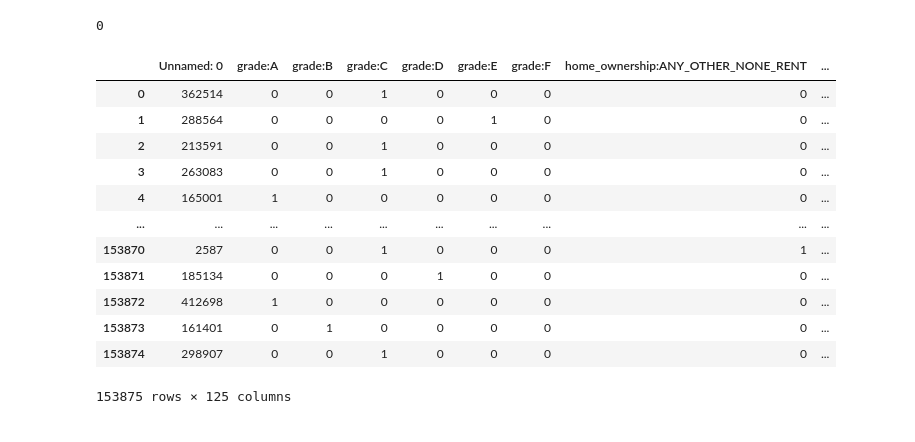
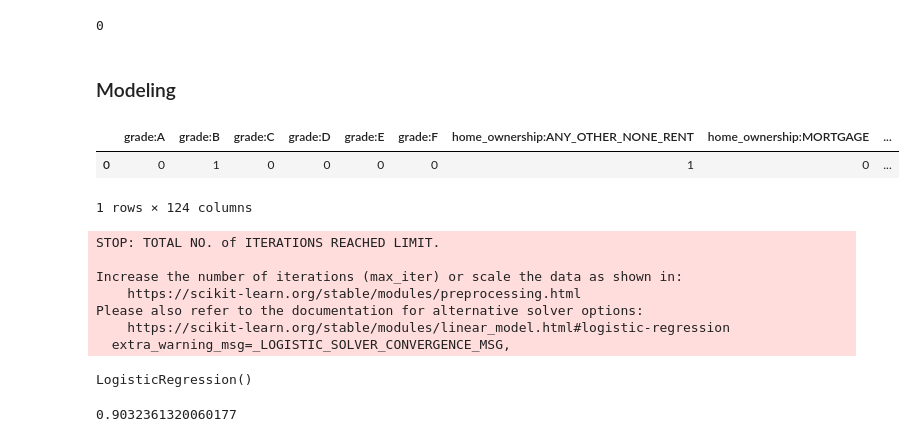
Before and after one commit to EmilSeyfullayev/Credit_Risk_Modeling_in_Python, a Jupyter notebook: Modeling.ipynb, the cells around one changed output. Saved outputs shown, nothing was run; the diff lists cells and outputs as text; code cells hidden in the pictures.

```diff
--- a/Modeling.ipynb
+++ b/Modeling.ipynb
@@ -79,19 +79,8 @@ reference_variables = [
 'mths_since_last_delinq:0-3',
 'mths_since_last_rec:0-2'
 ]
-# %%
-test.drop(reference_variables, axis=1)
-# %% [output]
-|  | Unnamed: 0 | grade:A | grade:B | grade:C | grade:D | grade:E | grade:F | home_ownership:ANY_OTHER_NONE_RENT | ... |
-| 0 | 362514 | 0 | 0 | 1 | 0 | 0 | 0 | 0 | ... |
-| 1 | 288564 | 0 | 0 | 0 | 0 | 1 | 0 | 0 | ... |
-| 2 | 213591 | 0 | 0 | 1 | 0 | 0 | 0 | 0 | ... |
-| 3 | 263083 | 0 | 0 | 1 | 0 | 0 | 0 | 0 | ... |
-| 4 | 165001 | 1 | 0 | 0 | 0 | 0 | 0 | 0 | ... |
-| ... | ... | ... | ... | ... | ... | ... | ... | ... | ... |
-| 153870 | 2587 | 0 | 0 | 1 | 0 | 0 | 0 | 1 | ... |
-| 153871 | 185134 | 0 | 0 | 0 | 1 | 0 | 0 | 0 | ... |
-| 153872 | 412698 | 1 | 0 | 0 | 0 | 0 | 0 | 0 | ... |
-| 153873 | 161401 | 0 | 1 | 0 | 0 | 0 | 0 | 0 | ... |
-| 153874 | 298907 | 0 | 0 | 1 | 0 | 0 | 0 | 0 | ... |
-153875 rows × 125 columns
+# %%
+train.drop(reference_variables, axis=1, inplace=True)
+test.drop(reference_variables, axis=1, inplace=True)
+# %% [markdown]
+### Modeling
@@ -97,0 +90,9 @@ test.drop(reference_variables, axis=1)
+# %%
+train.drop('Unnamed: 0', axis=1, inplace=True)
+test.drop('Unnamed: 0', axis=1, inplace=True)
+# %%
+train.head(1)
+# %% [output]
+|  | grade:A | grade:B | grade:C | grade:D | grade:E | grade:F | home_ownership:ANY_OTHER_NONE_RENT | home_ownership:MORTGAGE | ... |
+| 0 | 0 | 1 | 0 | 0 | 0 | 0 | 1 | 0 | ... |
+1 rows × 124 columns
@@ -97,0 +106,11 @@ test.drop(reference_variables, axis=1)
+# %%
+lg.fit(X_train, y_train)
+# %% [output]
+STOP: TOTAL NO. of ITERATIONS REACHED LIMIT.
+
+Increase the number of iterations (max_iter) or scale the data as shown in:
+    https://scikit-learn.org/stable/modules/preprocessing.html
+Please also refer to the documentation for alternative solver options:
+    https://scikit-learn.org/stable/modules/linear_model.html#logistic-regression
+  extra_warning_msg=_LOGISTIC_SOLVER_CONVERGENCE_MSG,
+LogisticRegression()
@@ -97,0 +119,4 @@ test.drop(reference_variables, axis=1)
+# %%
+metrics.accuracy_score(y_test, predictions)
+# %% [output]
+0.9032361320060177
```
Also changed, not shown: parts of 5 cells of this notebook.
